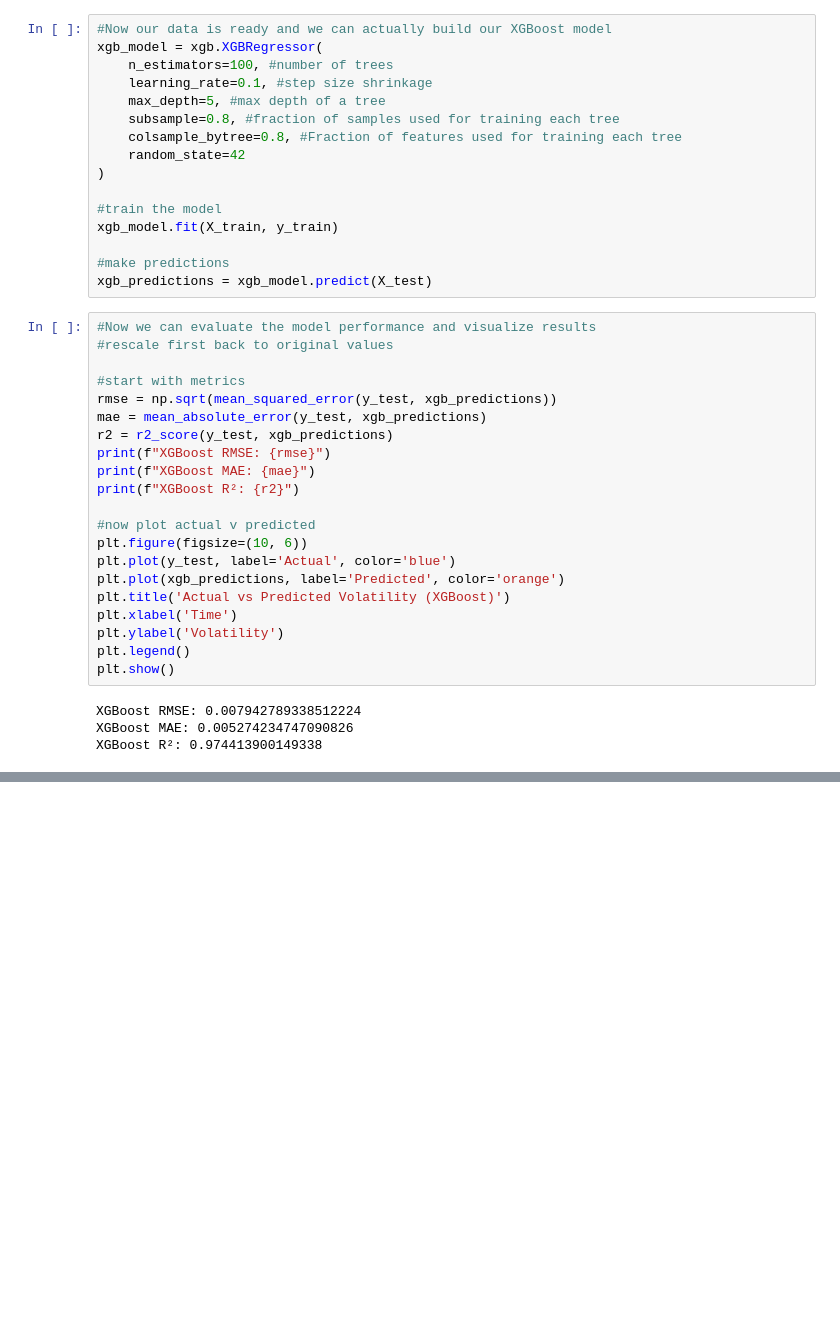
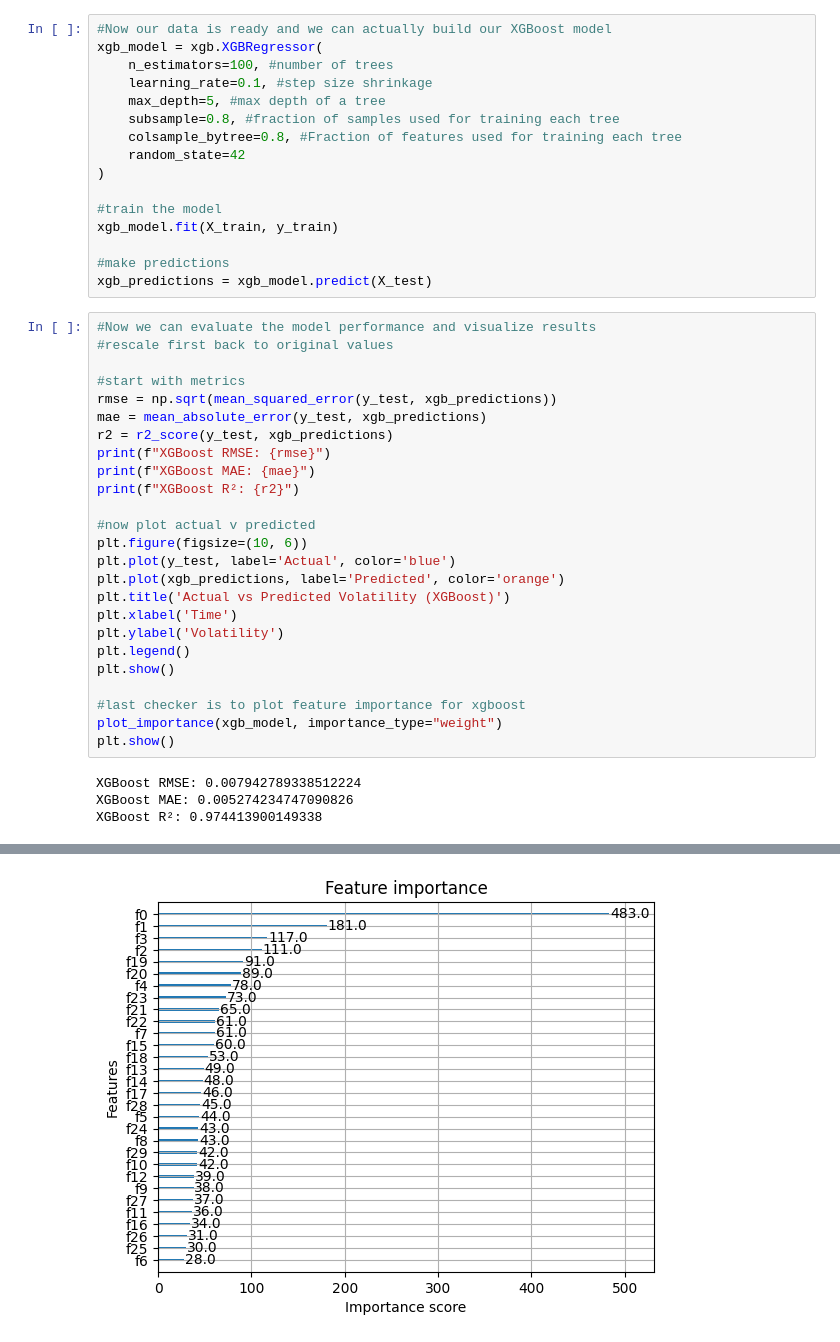
Before and after one commit to jjklug/Finance-and-Machine-Learning, a Jupyter notebook: stockmodelingphase3.ipynb, the cells around one changed output, grey strips where cells are left out. Cells and saved outputs as stored; diff of their text form; blank space fills up the shorter version.

Commit message:
feature importance

```diff
--- a/stockmodelingphase3.ipynb
+++ b/stockmodelingphase3.ipynb
@@ -281,29 +313,34 @@ xgb_predictions = xgb_model.predict(X_test)
 # %%
 #Now we can evaluate the model performance and visualize results
 #rescale first back to original values
 
 #start with metrics
 rmse = np.sqrt(mean_squared_error(y_test, xgb_predictions))
 mae = mean_absolute_error(y_test, xgb_predictions)
 r2 = r2_score(y_test, xgb_predictions)
 print(f"XGBoost RMSE: {rmse}")
 print(f"XGBoost MAE: {mae}")
 print(f"XGBoost R²: {r2}")
 
 #now plot actual v predicted
 plt.figure(figsize=(10, 6))
 plt.plot(y_test, label='Actual', color='blue')
 plt.plot(xgb_predictions, label='Predicted', color='orange')
 plt.title('Actual vs Predicted Volatility (XGBoost)')
 plt.xlabel('Time')
 plt.ylabel('Volatility')
 plt.legend()
 plt.show()
+
+#last checker is to plot feature importance for xgboost
+plot_importance(xgb_model, importance_type="weight")
+plt.show()
 # %% [output]
 XGBoost RMSE: 0.007942789338512224
 XGBoost MAE: 0.005274234747090826
 XGBoost R²: 0.974413900149338
 [figure]
+[figure, added]
 # %% [markdown]
 # Summary of XGBoost
 An ensemble learning method that builds multiple models and combines them to make a strong predictor. Uses Gradient Boosting comining gradient descent and Boosting with regularization to improve prediction by sequentially adding new trees that correct the errors of the previous ones.
```
Also changed, not shown: parts of 4 cells of this notebook.
